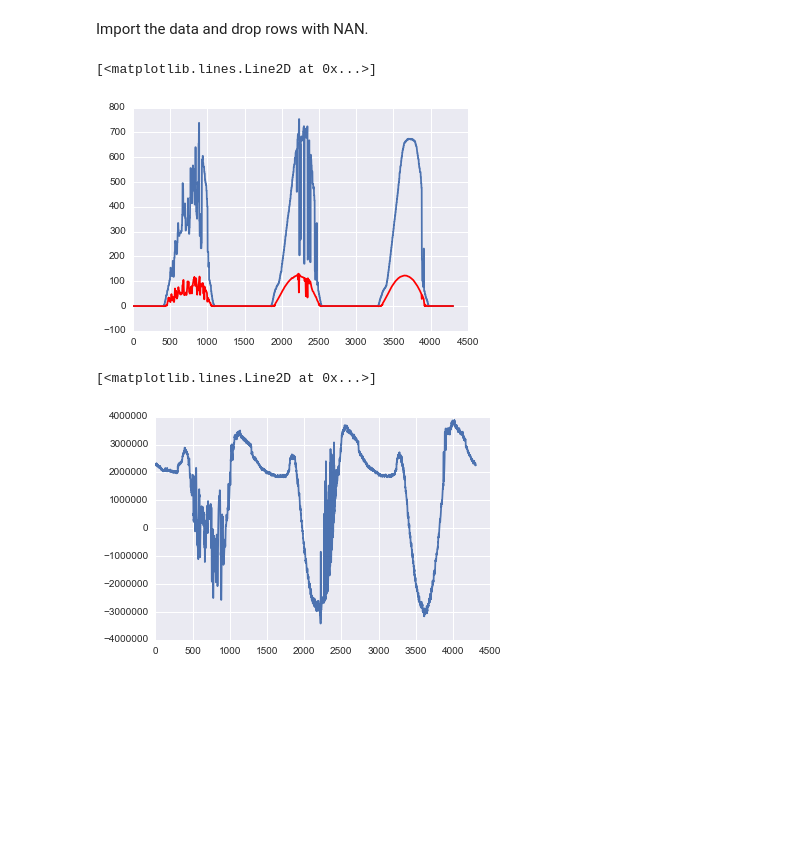
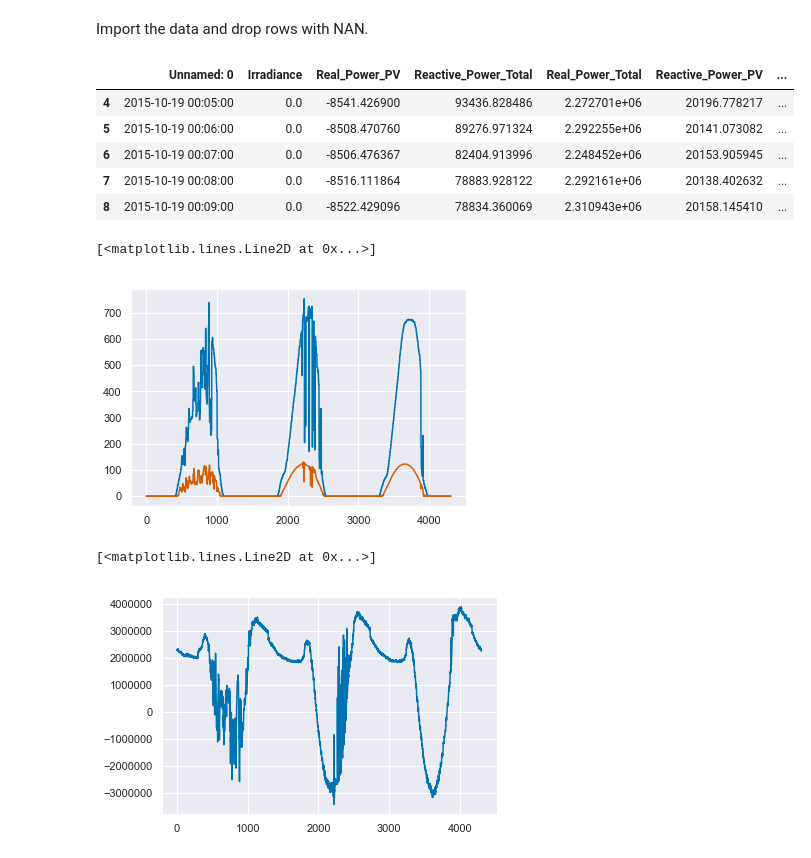
Before and after one commit to eckara/CSSS, a Jupyter notebook: Feeder Level Disagg.ipynb, the cells around one changed output. Drawn from its saved outputs; the diff is of its cells as text; code cells hidden in the pictures; blank space fills up the shorter version.

```diff
--- a/Feeder Level Disagg.ipynb
+++ b/Feeder Level Disagg.ipynb
@@ -10,20 +10,28 @@ import time
 # %% [markdown]
 Import the data and drop rows with NAN.
 # %%
-df=pd.read_csv('input_data.csv')
+df=pd.read_csv('data/input_data.csv')
 df=df.dropna()
+df.head()
+# %% [output]
+|  | Unnamed: 0 | Irradiance | Real_Power_PV | Reactive_Power_Total | Real_Power_Total | Reactive_Power_PV | ... |
+| 4 | 2015-10-19 00:05:00 | 0.0 | -8541.426900 | 93436.828486 | 2.272701e+06 | 20196.778217 | ... |
+| 5 | 2015-10-19 00:06:00 | 0.0 | -8508.470760 | 89276.971324 | 2.292255e+06 | 20141.073082 | ... |
+| 6 | 2015-10-19 00:07:00 | 0.0 | -8506.476367 | 82404.913996 | 2.248452e+06 | 20153.905945 | ... |
+| 7 | 2015-10-19 00:08:00 | 0.0 | -8516.111864 | 78883.928122 | 2.292161e+06 | 20138.402632 | ... |
+| 8 | 2015-10-19 00:09:00 | 0.0 | -8522.429096 | 78834.360069 | 2.310943e+06 | 20158.145410 | ... |
 # %%
 ### Look at the solar proxies
 plt.plot(df['Irradiance'])
 plt.plot(df['IrradianceProxy'],'-r')
 # %% [output]
 [<matplotlib.lines.Line2D at 0x...>]
-[figure, old version]
+[figure, new version]
 # %%
 ### Look at the total load shape
 plt.plot(df['Real_Power_Total'])
 # %% [output]
 [<matplotlib.lines.Line2D at 0x...>]
-[figure, old version]
+[figure, new version]
 # %%
 # Feeder-level Solar Disagg Using the New Class
```
Also changed, not shown: parts of 3 cells of this notebook, 2 other files.
